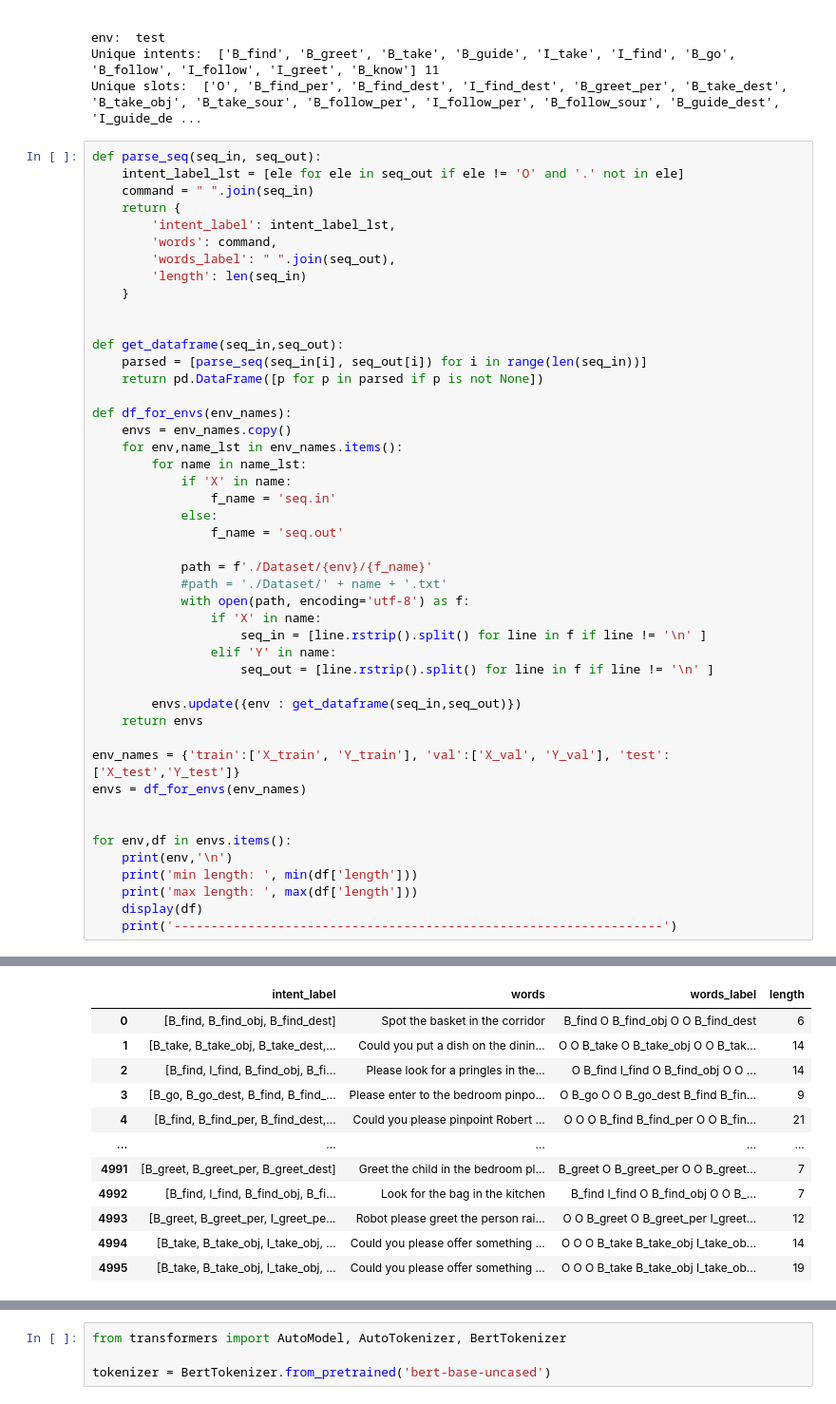
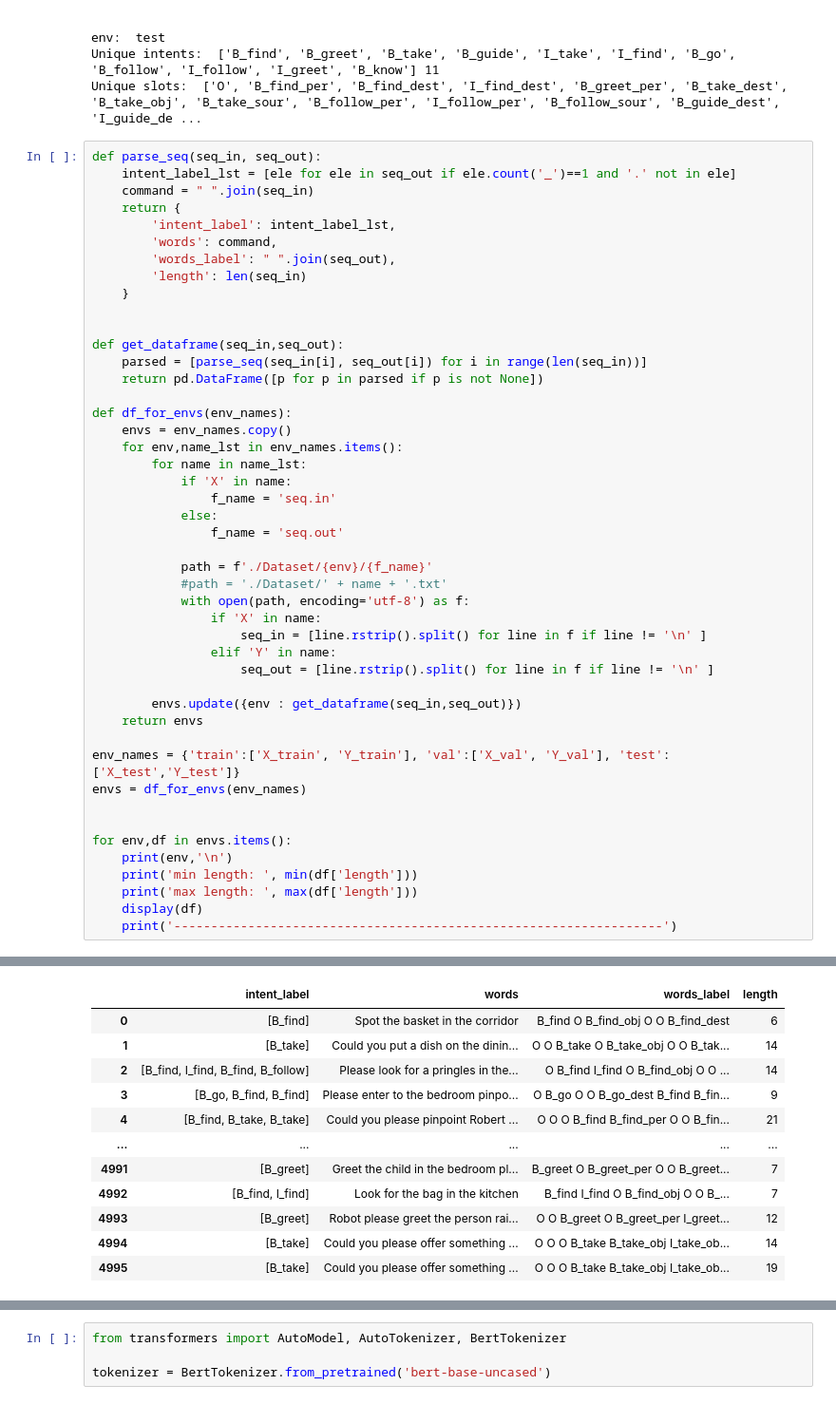
Before and after one commit to RoboBreizh-RoboCup-Home/RoboNLU, a Jupyter notebook: data_loader.ipynb, the cells around one changed output, grey strips where cells are left out. Shown: that part at 95% size. Cells and saved outputs as stored; diff of their text form.

```diff
--- a/data_loader.ipynb
+++ b/data_loader.ipynb
@@ -290,7 +290,7 @@ Unique intents:  ['B_find', 'B_greet', 'B_take', 'B_guide', 'I_take', 'I_find',
 Unique slots:  ['O', 'B_find_per', 'B_find_dest', 'I_find_dest', 'B_greet_per', 'B_take_dest', 'B_take_obj', 'B_take_sour', 'B_follow_per', 'I_follow_per', 'B_follow_sour', 'B_guide_dest', 'I_guide_de ...
 # %%
 def parse_seq(seq_in, seq_out):
-    intent_label_lst = [ele for ele in seq_out if ele != 'O' and '.' not in ele]
+    intent_label_lst = [ele for ele in seq_out if ele.count('_')==1 and '.' not in ele]
     command = " ".join(seq_in)
     return {
         'intent_label': intent_label_lst,
@@ -313,44 +313,44 @@ def df_for_envs(env_names):
             else:
                 f_name = 'seq.out'
 
             path = f'./Dataset/{env}/{f_name}'
             #path = './Dataset/' + name + '.txt'
             with open(path, encoding='utf-8') as f:
                 if 'X' in name:
                     seq_in = [line.rstrip().split() for line in f if line != '\n' ]
                 elif 'Y' in name:
                     seq_out = [line.rstrip().split() for line in f if line != '\n' ]
 
         envs.update({env : get_dataframe(seq_in,seq_out)})
     return envs
 
 env_names = {'train':['X_train', 'Y_train'], 'val':['X_val', 'Y_val'], 'test':['X_test','Y_test']}
 envs = df_for_envs(env_names)
 
 
 for env,df in envs.items():
     print(env,'\n')
     print('min length: ', min(df['length']))
     print('max length: ', max(df['length']))
     display(df)
     print('------------------------------------------------------------------')
 # %% [output]
 train
 
 min length:  6
 max length:  26
 |  | intent_label | words | words_label | length |
-| 0 | [B_find, B_find_obj, B_find_dest] | Spot the basket in the corridor | B_find O B_find_obj O O B_find_dest | 6 |
-| 1 | [B_take, B_take_obj, B_take_dest,... | Could you put a dish on the dinin... | O O B_take O B_take_obj O O B_tak... | 14 |
-| 2 | [B_find, I_find, B_find_obj, B_fi... | Please look for a pringles in the... | O B_find I_find O B_find_obj O O ... | 14 |
-| 3 | [B_go, B_go_dest, B_find, B_find_... | Please enter to the bedroom pinpo... | O B_go O O B_go_dest B_find B_fin... | 9 |
-| 4 | [B_find, B_find_per, B_find_dest,... | Could you please pinpoint Robert ... | O O O B_find B_find_per O O B_fin... | 21 |
+| 0 | [B_find] | Spot the basket in the corridor | B_find O B_find_obj O O B_find_dest | 6 |
+| 1 | [B_take] | Could you put a dish on the dinin... | O O B_take O B_take_obj O O B_tak... | 14 |
+| 2 | [B_find, I_find, B_find, B_follow] | Please look for a pringles in the... | O B_find I_find O B_find_obj O O ... | 14 |
+| 3 | [B_go, B_find, B_find] | Please enter to the bedroom pinpo... | O B_go O O B_go_dest B_find B_fin... | 9 |
+| 4 | [B_find, B_take, B_take] | Could you please pinpoint Robert ... | O O O B_find B_find_per O O B_fin... | 21 |
 | ... | ... | ... | ... | ... |
-| 4991 | [B_greet, B_greet_per, B_greet_dest] | Greet the child in the bedroom pl... | B_greet O B_greet_per O O B_greet... | 7 |
-| 4992 | [B_find, I_find, B_find_obj, B_fi... | Look for the bag in the kitchen | B_find I_find O B_find_obj O O B_... | 7 |
-| 4993 | [B_greet, B_greet_per, I_greet_pe... | Robot please greet the person rai... | O O B_greet O B_greet_per I_greet... | 12 |
-| 4994 | [B_take, B_take_obj, I_take_obj, ... | Could you please offer something ... | O O O B_take B_take_obj I_take_ob... | 14 |
-| 4995 | [B_take, B_take_obj, I_take_obj, ... | Could you please offer something ... | O O O B_take B_take_obj I_take_ob... | 19 |
+| 4991 | [B_greet] | Greet the child in the bedroom pl... | B_greet O B_greet_per O O B_greet... | 7 |
+| 4992 | [B_find, I_find] | Look for the bag in the kitchen | B_find I_find O B_find_obj O O B_... | 7 |
+| 4993 | [B_greet] | Robot please greet the person rai... | O O B_greet O B_greet_per I_greet... | 12 |
+| 4994 | [B_take] | Could you please offer something ... | O O O B_take B_take_obj I_take_ob... | 14 |
+| 4995 | [B_take] | Could you please offer something ... | O O O B_take B_take_obj I_take_ob... | 19 |
 4996 rows × 4 columns
 ------------------------------------------------------------------
 val
```
Also changed, not shown: parts of 2 cells of this notebook, 3 other files.
